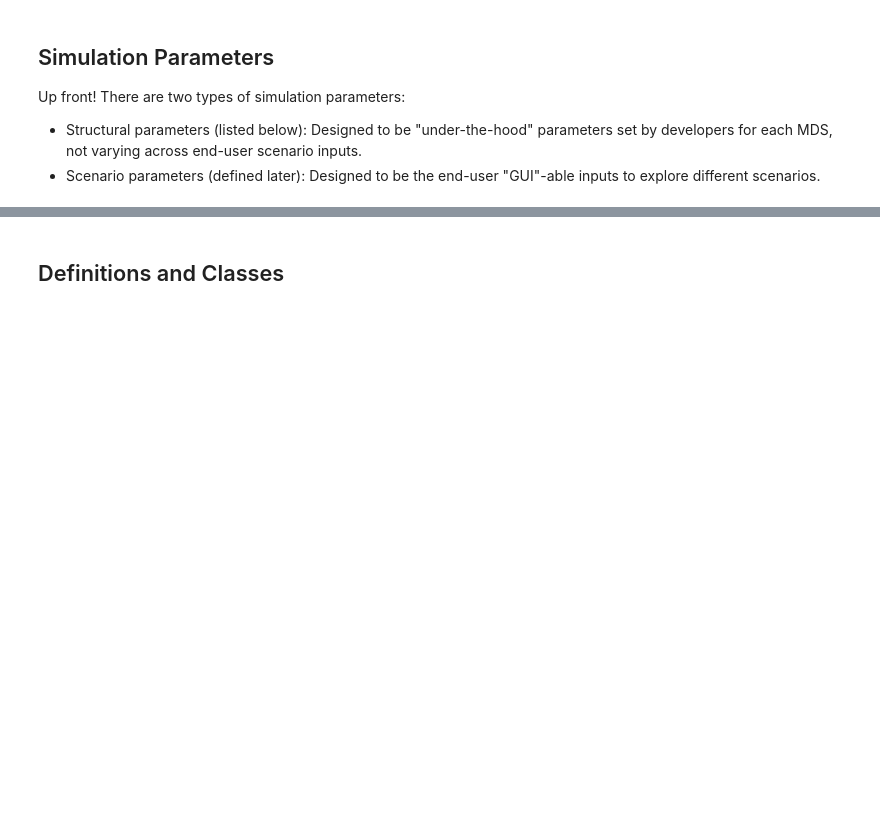
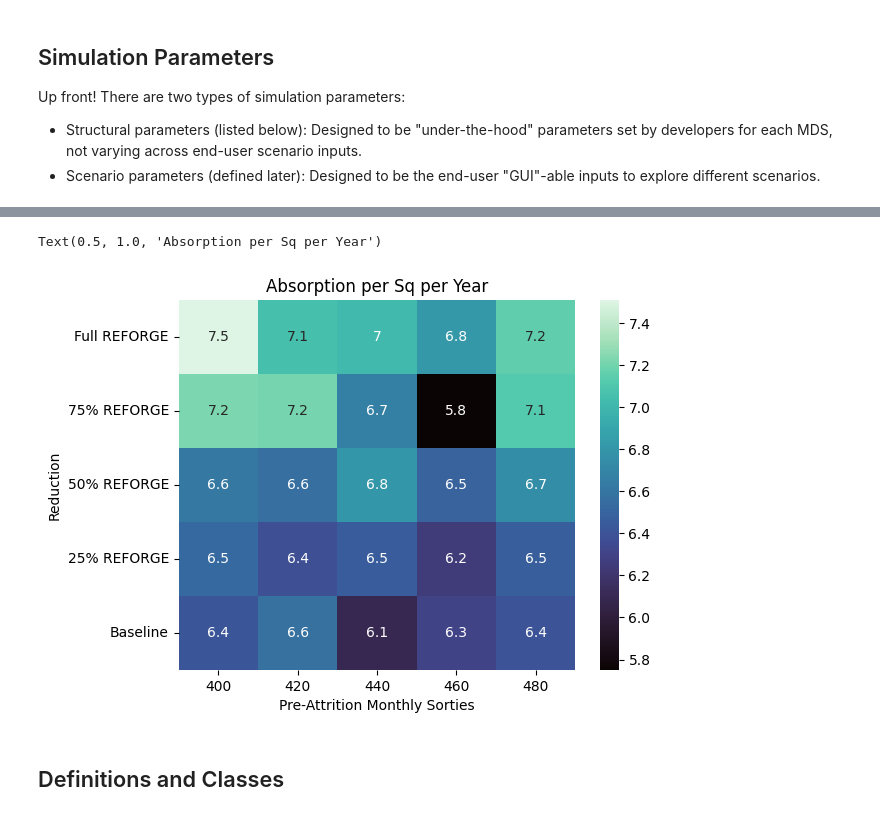
Before and after one commit to ialara/actf, a Jupyter notebook: f22_reforge_cases.ipynb, the cells around one changed output, grey strips where cells are left out. Cells and saved outputs as stored; diff of their text form; code cells hidden in the pictures; blank space fills up the shorter version.

```diff
--- a/f22_reforge_cases.ipynb
+++ b/f22_reforge_cases.ipynb
@@ -1402,3 +1408,9 @@ df.plot(y="Mean TTFL")
+# %%
+sns.heatmap(absorption_matrix, annot=True, cmap='mako')
+plt.title('Absorption per Sq per Year')
+# %% [output]
+Text(0.5, 1.0, 'Absorption per Sq per Year')
+[figure, added]
 # %% [markdown]
 ## Definitions and Classes
 # %% [markdown]
```
Also changed, not shown: parts of 4 cells of this notebook.
